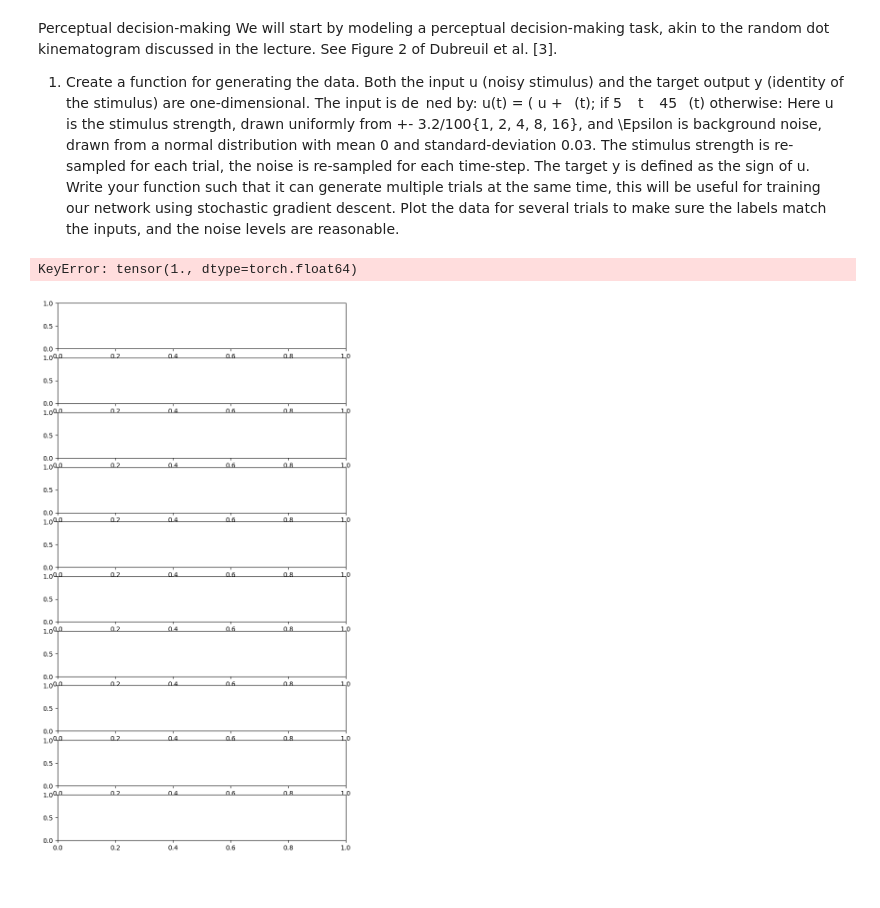
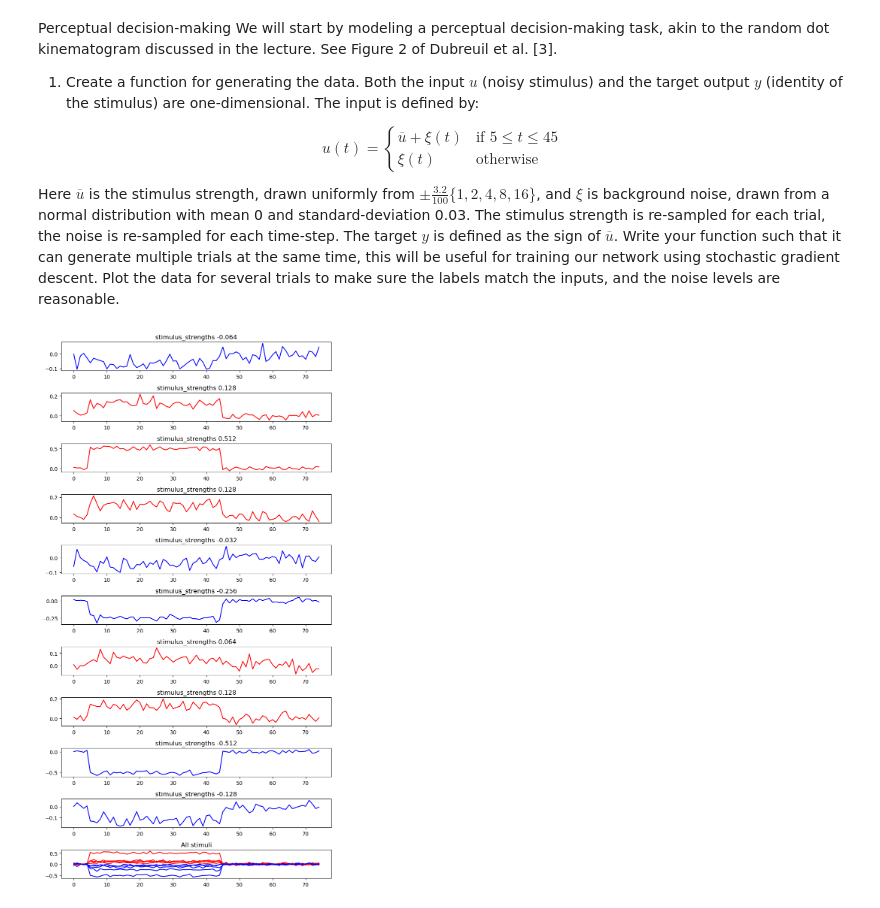
Before and after one commit to lfogarty98/mhbf_pt, a Jupyter notebook: Project/scratch.ipynb, the cells around one changed output. Drawn from its saved outputs; the diff is of its cells as text; code cells hidden in the pictures.

```diff
--- a/Project/scratch.ipynb
+++ b/Project/scratch.ipynb
@@ -7,40 +8,44 @@ import torch.nn as nn
 Perceptual decision-making
 We will start by modeling a perceptual decision-making task, akin to the random dot kinematogram
 discussed in the lecture. See Figure 2 of Dubreuil et al. [3].
-1. Create a function for generating the data. Both the input u (noisy stimulus) and the
-target output y (identity of the stimulus) are one-dimensional. The input is de ned by:
-u(t) =
-(
-u +  (t); if 5   t   45
- (t) otherwise:
-Here u is the stimulus strength, drawn uniformly from +- 3.2/100{1, 2, 4, 8, 16}, and \Epsilon is background
-noise, drawn from a normal distribution with mean 0 and standard-deviation 0.03. The stimulus strength is re-sampled for each trial, the noise is re-sampled for each
-time-step. The target y is defined as the sign of u. Write your function such that it can
-generate multiple trials at the same time, this will be useful for training our network
-using stochastic gradient descent. Plot the data for several trials to make sure the labels
-match the inputs, and the noise levels are reasonable.
+1. Create a function for generating the data. Both the input $u$ (noisy stimulus) and the
+target output $y$ (identity of the stimulus) are one-dimensional. The input is defined by:
+
+\begin{equation}
+  u(t) =
+    \begin{cases}
+      \overline{u} + \xi(t) & \text{ if $5 \le t \le 45$}\\
+      \xi(t) & \text{ otherwise}
+    \end{cases}
+\end{equation}
+
+Here $\overline{u}$ is the stimulus strength, drawn uniformly from $\pm \frac{3.2}{100}\{1, 2, 4, 8, 16\}$, and $\xi$ is background noise, drawn from a normal distribution with mean 0 and standard-deviation 0.03. The stimulus strength is re-sampled for each trial, the noise is re-sampled for each time-step. The target $y$ is defined as the sign of $\overline{u}$. Write your function such that it can generate multiple trials at the same time, this will be useful for training our network using stochastic gradient descent. Plot the data for several trials to make sure the labels match the inputs, and the noise levels are reasonable.
 # %%
-def generate_random_stimuli(n_stimuli: int, t_max: int = 75, t_start = 0, t_stim_start: int = 5, t_stim_end: int = 45, noise_mean: float = 0, noise_std: float = 0.03) -> np.ndarray:
+def generate_random_stimuli(n_stimuli: int, t_max: int = 75, t_start = 0, t_stim_start: int = 5, t_stim_end: int = 45, noise_mean: float = 0, noise_std: float = 0.03, as_tensor = True) -> np.ndarray:
     stimulus_strengths = np.random.choice([-16, -8, -4, -2, -1, 1, 2, 4, 8, 16], n_stimuli)*3.2/100
     stimuli = np.pad((stimulus_strengths * np.ones((t_stim_end - t_stim_start, n_stimuli))).T, ((0,0),(t_stim_start-t_start,t_max-t_stim_end)))
     noise = np.random.normal(noise_mean, noise_std, (n_stimuli, t_max - t_start))
     noisy_stimuli = stimuli + noise
 
     targets =  np.sign(stimulus_strengths)
-    return torch.tensor(noisy_stimuli, dtype=torch.float32), torch.tensor(targets, dtype=torch.float64), stimulus_strengths
+    if as_tensor:
+        return torch.tensor(noisy_stimuli, dtype=torch.float32), torch.tensor(targets, dtype=torch.float64), stimulus_strengths
+    else:
+        return noisy_stimuli, targets, stimulus_strengths
 # %%
 n_stimuli = 10
-fig, ax = plt.subplots(n_stimuli, 1, figsize=(8,15))
-colors = {-1: 'red', 1: 'blue'}
-stimuli, targets, stimulus_strengths = generate_random_stimuli(n_stimuli)
+fig, ax = plt.subplots(n_stimuli + 1, 1, figsize=(8,15))
+colors = {-1: 'blue', 1: 'red'}
+stimuli, targets, stimulus_strengths = generate_random_stimuli(n_stimuli, as_tensor=False)
 for i in range(n_stimuli):
     ax[i].plot(stimuli[i], color = colors[targets[i]])
+    ax[-1].plot(stimuli[i], color = colors[targets[i]])
     ax[i].set_title("stimulus_strengths {}".format(stimulus_strengths[i]))
+ax[-1].set_title("All stimuli")
 plt.tight_layout()
 plt.show()
 # %% [output]
-KeyError: tensor(1., dtype=torch.float64)
-[figure, old version]
+[figure, new version]
 # %%
 plt.figure(figsize=(15,2))
 plt.imshow(stimuli)
```
Also changed, not shown: parts of 5 cells of this notebook.
